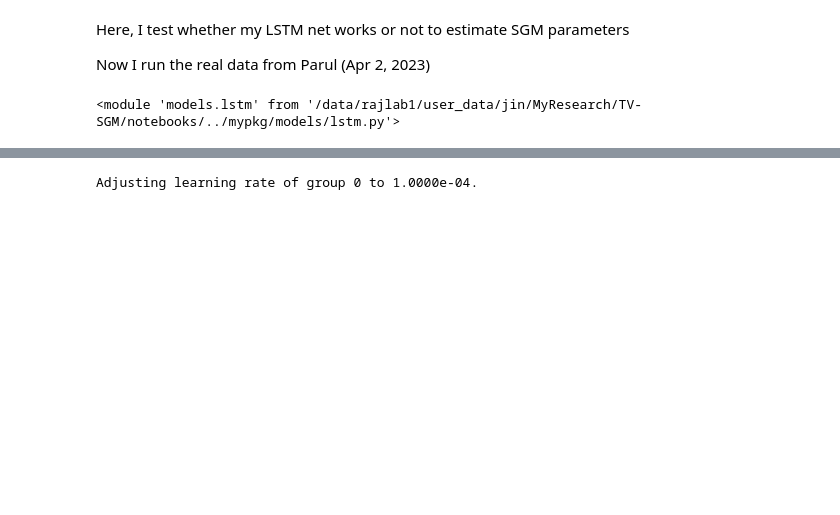
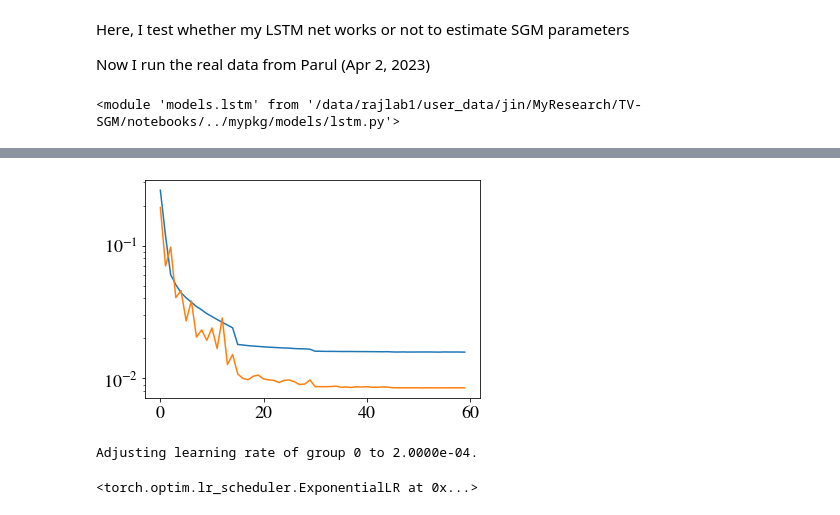
Before and after one commit to JINhuaqing/TV-SGM, a Jupyter notebook: notebooks/real_data_demo.ipynb, the cells around one changed output, grey strips where cells are left out. Drawn from its saved outputs; the diff is of its cells as text; code cells hidden in the pictures; blank space fills up the shorter version.

```diff
--- a/notebooks/real_data_demo.ipynb
+++ b/notebooks/real_data_demo.ipynb
@@ -108,3 +97,10 @@ Load file /data/rajlab1/user_data/jin/MyResearch/TV-SGM/notebooks/../mypkg/../re
+# %%
+plt.plot(np.array(trained_model.loss)/10)
+plt.plot(trained_model.loss_test)
+#plt.xticks(np.arange(0, 120, 14));
+plt.yscale("log")
+# %% [output]
+[figure, added]
 # %%
 # functions to generate training sample (Apr 1, 2023)
 def random_choice(n, batchsize=1, len_seg=None):
@@ -216,16 +221,18 @@ rnn = LSTM_SGM(input_dim=paras_rnn.input_dim,
                output_dim=paras_rnn.output_dim,
                is_bidirectional=paras_rnn.is_bidirectional,
                prior_bds=torch.tensor(paras.prior_bds),
-               k = paras_rnn.k
+               k = paras_rnn.k,
+               dy_mask = paras_rnn.dy_mask
 )
 loss_fn = nn.MSELoss()
-loss_fn = weighted_mse_loss
-loss_fn = cos_simi_loss
+#loss_fn = weighted_mse_loss
+#loss_fn = cos_simi_loss
 
-optimizer = torch.optim.Adam(rnn.parameters(), lr=1e-4, weight_decay=0)
-scheduler = ExponentialLR(optimizer, gamma=0.3, verbose=True)
+optimizer = torch.optim.AdamW(rnn.parameters(), lr=2e-4, weight_decay=0)
+scheduler = ExponentialLR(optimizer, gamma=0.9, verbose=True)
 # %% [output]
-Adjusting learning rate of group 0 to 1.0000e-04.
+Adjusting learning rate of group 0 to 2.0000e-04.
+<torch.optim.lr_scheduler.ExponentialLR at 0x...>
 # %%
 # training
 loss_cur = 0
```
Also changed, not shown: parts of 34 cells of this notebook, 14 other files.
